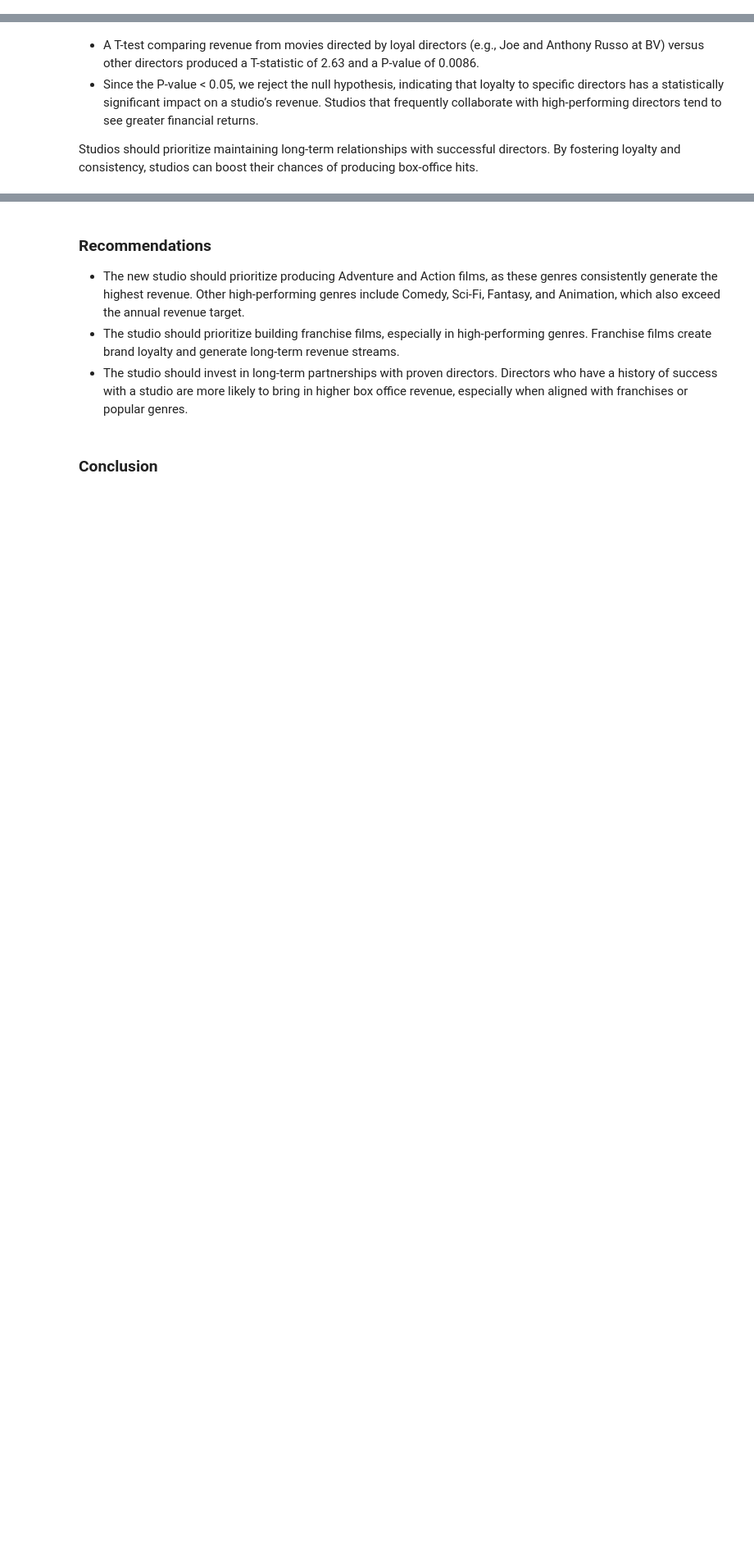
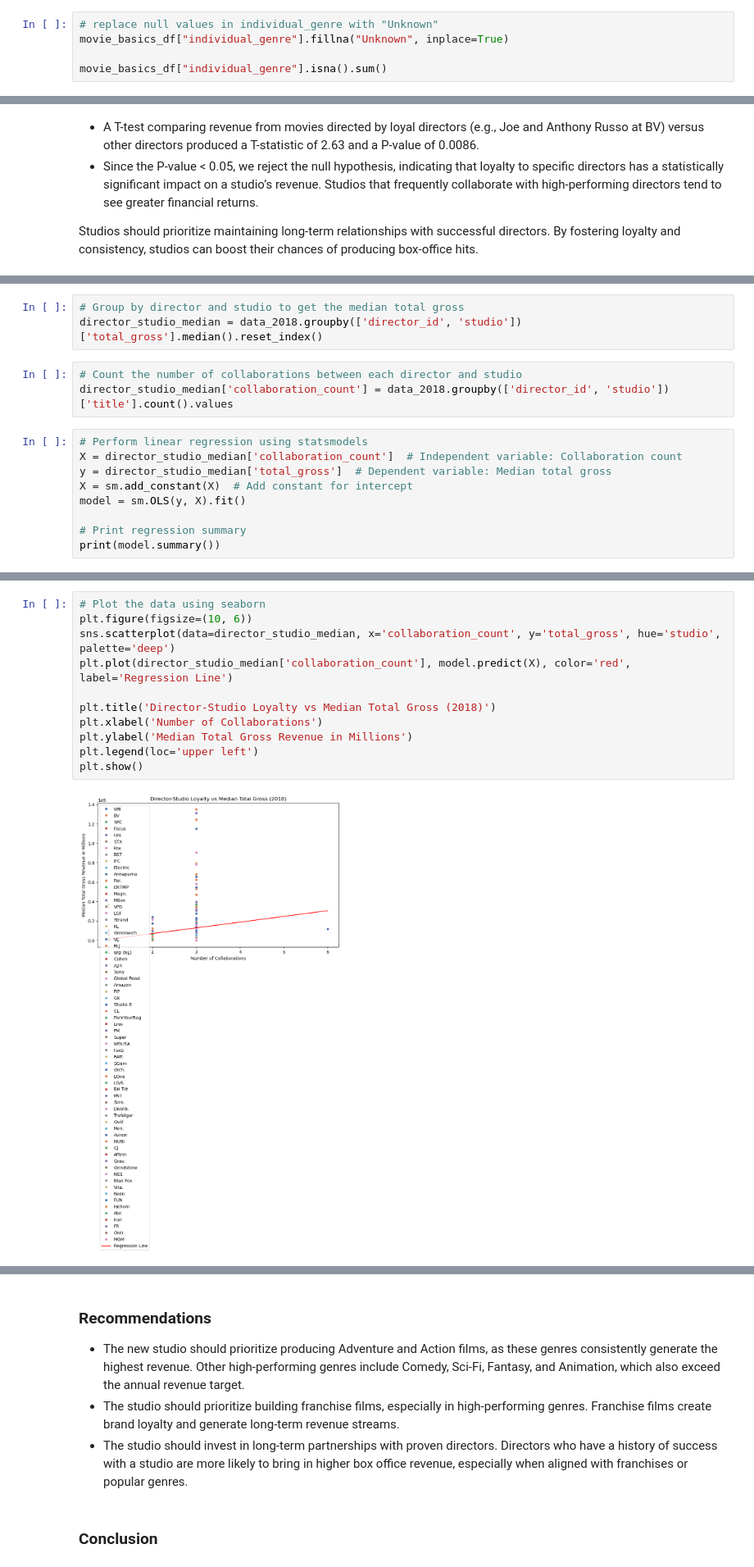
Before and after one commit to quadrillionaiire/Phase-2-Project, a Jupyter notebook: notebooks/phase_2_project.ipynb, the cells around one changed output, grey strips where cells are left out. Shown: that part at 82% size. Cells and saved outputs as stored; diff of their text form; blank space fills up the shorter version.

```diff
--- a/notebooks/phase_2_project.ipynb
+++ b/notebooks/phase_2_project.ipynb
@@ -213,0 +419,5 @@ Merging Tables within the IMDB Database:
+# %%
+# replace null values in individual_genre with "Unknown"
+movie_basics_df["individual_genre"].fillna("Unknown", inplace=True)
+
+movie_basics_df["individual_genre"].isna().sum()
@@ -584,0 +1053,15 @@ Studios should prioritize maintaining long-term relationships with successful di
+# %%
+# Group by director and studio to get the median total gross
+director_studio_median = data_2018.groupby(['director_id', 'studio'])['total_gross'].median().reset_index()
+# %%
+# Count the number of collaborations between each director and studio
+director_studio_median['collaboration_count'] = data_2018.groupby(['director_id', 'studio'])['title'].count().values
+# %%
+# Perform linear regression using statsmodels
+X = director_studio_median['collaboration_count']  # Independent variable: Collaboration count
+y = director_studio_median['total_gross']  # Dependent variable: Median total gross
+X = sm.add_constant(X)  # Add constant for intercept
+model = sm.OLS(y, X).fit()
+
+# Print regression summary
+print(model.summary())
@@ -584,0 +1086,13 @@ Studios should prioritize maintaining long-term relationships with successful di
+# %%
+# Plot the data using seaborn
+plt.figure(figsize=(10, 6))
+sns.scatterplot(data=director_studio_median, x='collaboration_count', y='total_gross', hue='studio', palette='deep')
+plt.plot(director_studio_median['collaboration_count'], model.predict(X), color='red', label='Regression Line')
+
+plt.title('Director-Studio Loyalty vs Median Total Gross (2018)')
+plt.xlabel('Number of Collaborations')
+plt.ylabel('Median Total Gross Revenue in Millions')
+plt.legend(loc='upper left')
+plt.show()
+# %% [output]
+[figure, added]
```
Also changed, not shown: parts of 94 cells of this notebook, 3 other files.
